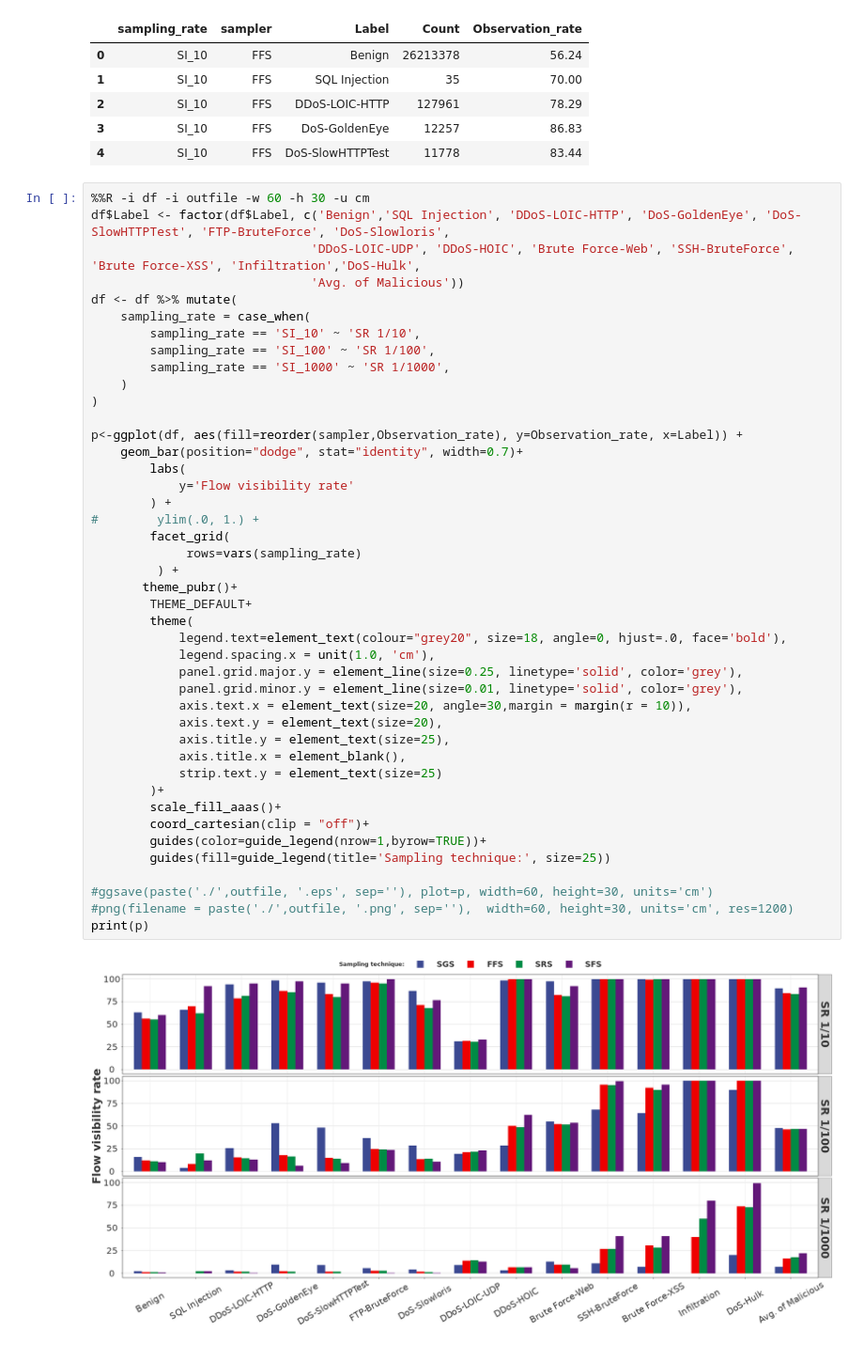
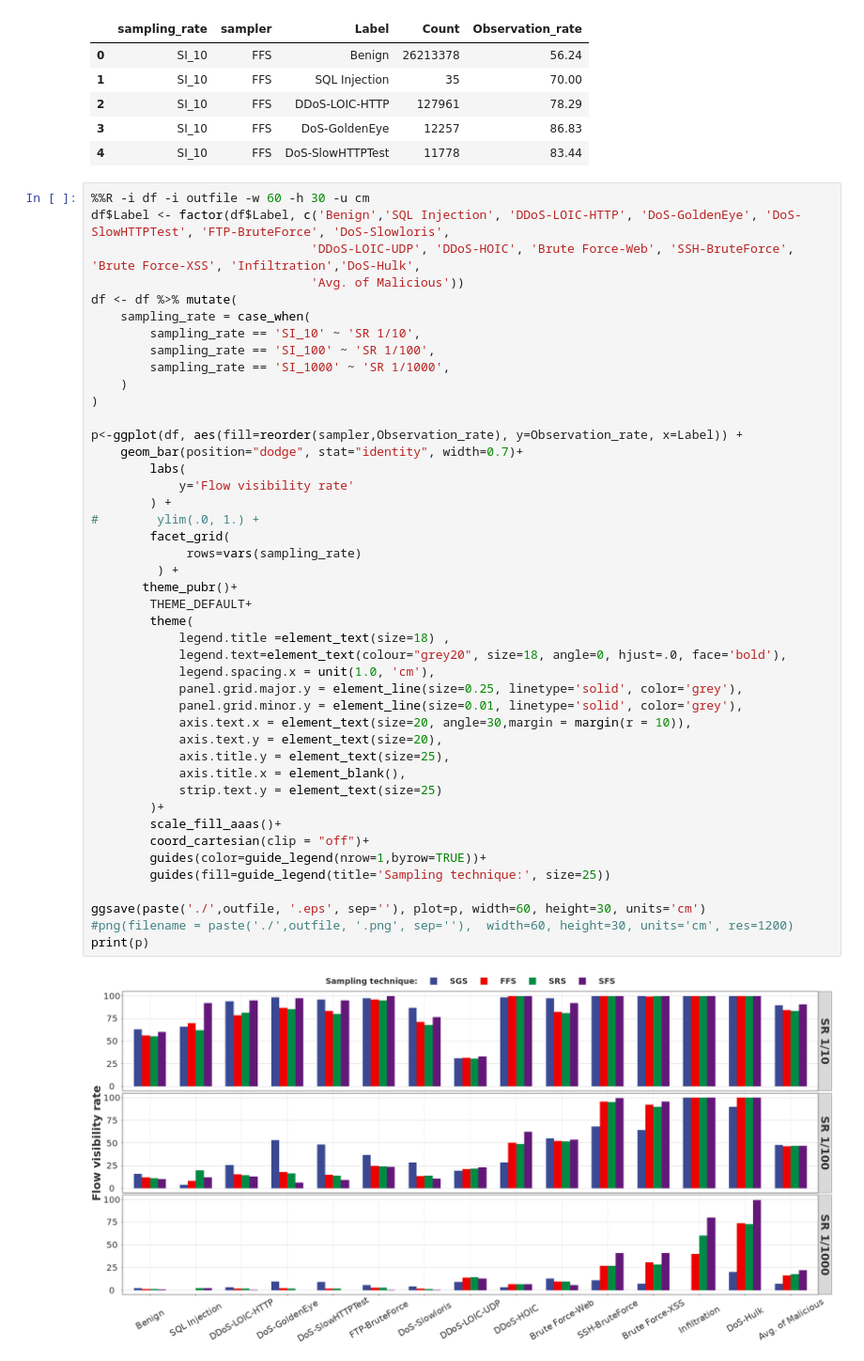
Before and after one commit to harel-coffee/nids-with-sampling-auto, a Jupyter notebook: notebooks/flow_visibility/Flow observation plot per-category .ipynb, the cells around one changed output. Shown at 94% size. Drawn from its saved outputs; the diff is of its cells as text.

```diff
--- a/notebooks/flow_visibility/Flow observation plot per-category .ipynb
+++ b/notebooks/flow_visibility/Flow observation plot per-category .ipynb
@@ -356,32 +356,33 @@ df <- df %>% mutate(
 p<-ggplot(df, aes(fill=reorder(sampler,Observation_rate), y=Observation_rate, x=Label)) +
     geom_bar(position="dodge", stat="identity", width=0.7)+
         labs(
             y='Flow visibility rate'
         ) +
 #        ylim(.0, 1.) +
         facet_grid(
              rows=vars(sampling_rate)
          ) +
        theme_pubr()+
         THEME_DEFAULT+
         theme(
+            legend.title =element_text(size=18) ,
             legend.text=element_text(colour="grey20", size=18, angle=0, hjust=.0, face='bold'),
             legend.spacing.x = unit(1.0, 'cm'),
             panel.grid.major.y = element_line(size=0.25, linetype='solid', color='grey'),
             panel.grid.minor.y = element_line(size=0.01, linetype='solid', color='grey'),
             axis.text.x = element_text(size=20, angle=30,margin = margin(r = 10)),
             axis.text.y = element_text(size=20),
             axis.title.y = element_text(size=25),
             axis.title.x = element_blank(),
             strip.text.y = element_text(size=25)
         )+
         scale_fill_aaas()+
         coord_cartesian(clip = "off")+
         guides(color=guide_legend(nrow=1,byrow=TRUE))+
         guides(fill=guide_legend(title='Sampling technique:', size=25))
 
-#ggsave(paste('./',outfile, '.eps', sep=''), plot=p, width=60, height=30, units='cm')
+ggsave(paste('./',outfile, '.eps', sep=''), plot=p, width=60, height=30, units='cm')
 #png(filename = paste('./',outfile, '.png', sep=''),  width=60, height=30, units='cm', res=1200)
 print(p)
 # %% [output]
-[figure, old version]
+[figure, new version]
```
Also changed, not shown: 1 other file.
